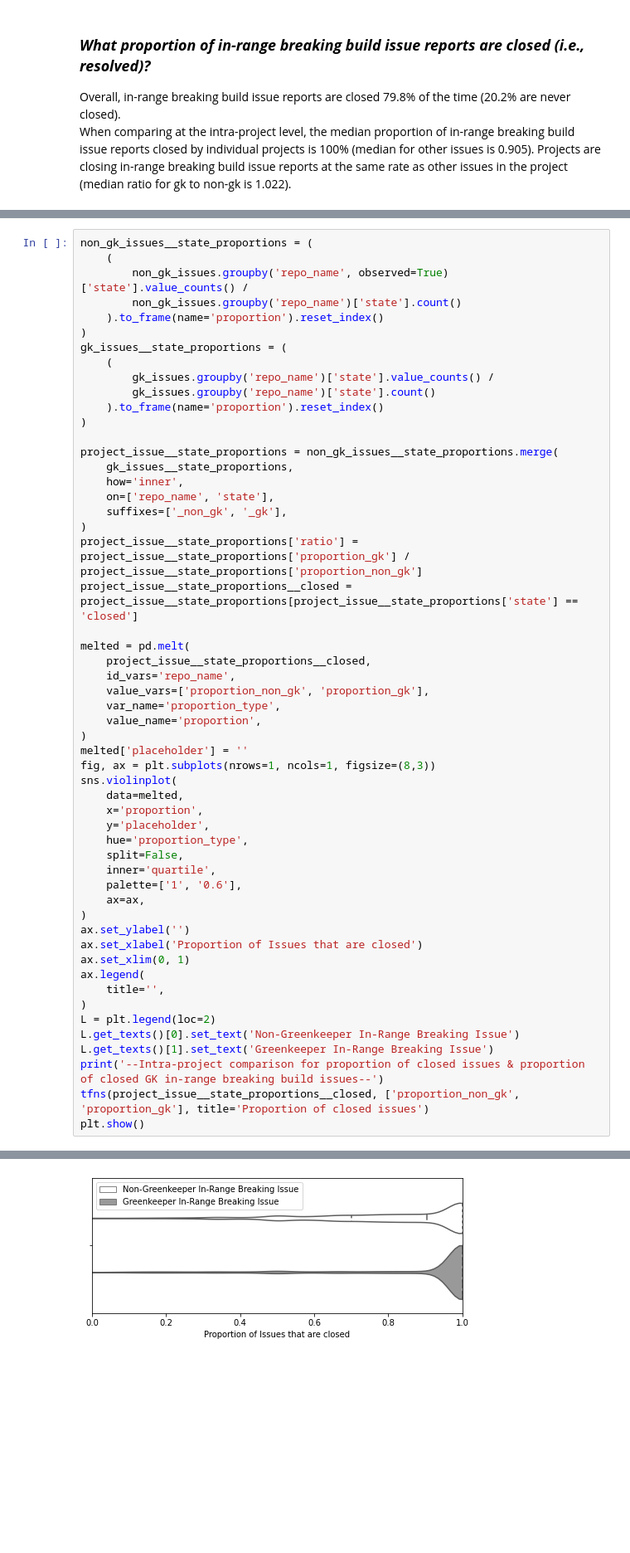
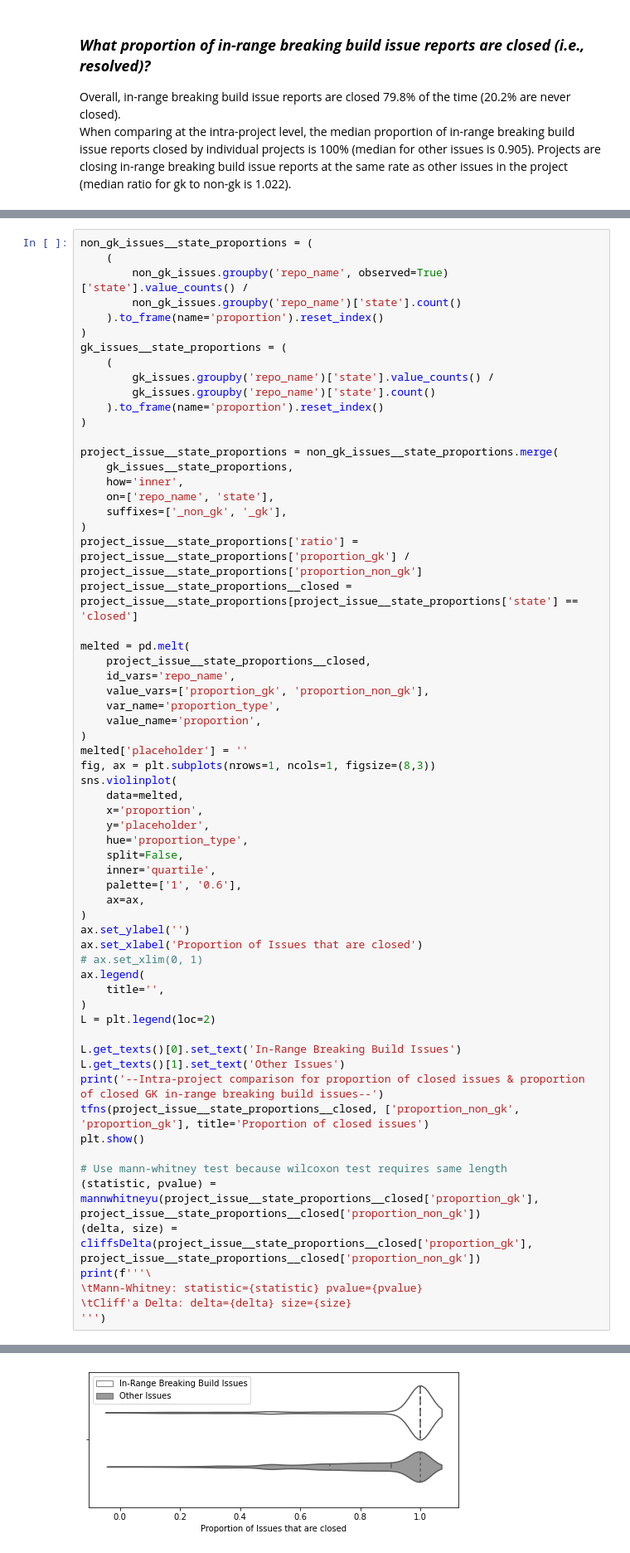
Before and after one commit to brombaut/GKIR_Analysis, a Jupyter notebook: data-analysis/p_rq2.ipynb, the cells around one changed output, grey strips where cells are left out. Shown at 83% size. Cells and saved outputs as stored; diff of their text form; blank space fills up the shorter version.

Commit message:
Image

```diff
--- a/data-analysis/p_rq2.ipynb
+++ b/data-analysis/p_rq2.ipynb
@@ -117,38 +171,47 @@ project_issue__state_proportions__closed = project_issue__state_proportions[proj
 melted = pd.melt(
     project_issue__state_proportions__closed,
     id_vars='repo_name',
-    value_vars=['proportion_non_gk', 'proportion_gk'],
+    value_vars=['proportion_gk', 'proportion_non_gk'],
     var_name='proportion_type',
     value_name='proportion',
 )
 melted['placeholder'] = ''
 fig, ax = plt.subplots(nrows=1, ncols=1, figsize=(8,3))
 sns.violinplot(
     data=melted,
     x='proportion',
     y='placeholder',
     hue='proportion_type',
     split=False,
     inner='quartile',
     palette=['1', '0.6'],
     ax=ax,
 )
 ax.set_ylabel('')
 ax.set_xlabel('Proportion of Issues that are closed')
-ax.set_xlim(0, 1)
+# ax.set_xlim(0, 1)
 ax.legend(
     title='',
 )
 L = plt.legend(loc=2)
-L.get_texts()[0].set_text('Non-Greenkeeper In-Range Breaking Issue')
-L.get_texts()[1].set_text('Greenkeeper In-Range Breaking Issue')
+
+L.get_texts()[0].set_text('In-Range Breaking Build Issues')
+L.get_texts()[1].set_text('Other Issues')
 print('--Intra-project comparison for proportion of closed issues & proportion of closed GK in-range breaking build issues--')
 tfns(project_issue__state_proportions__closed, ['proportion_non_gk', 'proportion_gk'], title='Proportion of closed issues')
 plt.show()
+
+# Use mann-whitney test because wilcoxon test requires same length
+(statistic, pvalue) = mannwhitneyu(project_issue__state_proportions__closed['proportion_gk'], project_issue__state_proportions__closed['proportion_non_gk'])
+(delta, size) = cliffsDelta(project_issue__state_proportions__closed['proportion_gk'], project_issue__state_proportions__closed['proportion_non_gk'])
+print(f'''\
+\tMann-Whitney: statistic={statistic} pvalue={pvalue}
+\tCliff'a Delta: delta={delta} size={size}
+''')
 # %% [output]
 --Intra-project comparison for proportion of closed issues & proportion of closed GK in-range breaking build issues--
 Proportion of closed issues      Count    Mean    STD    Min    25%    Median    75%    Max
 -----------------------------  -------  ------  -----  -----  -----  --------  -----  -----
 proportion_non_gk                 7290   0.826  0.209  0.026    0.7     0.905      1      1
 proportion_gk                     7290   0.909  0.211  0.022    1       1          1      1
-[figure, old version]
+[figure, new version]
```
Also changed, not shown: parts of 6 cells of this notebook, 1 other file.
